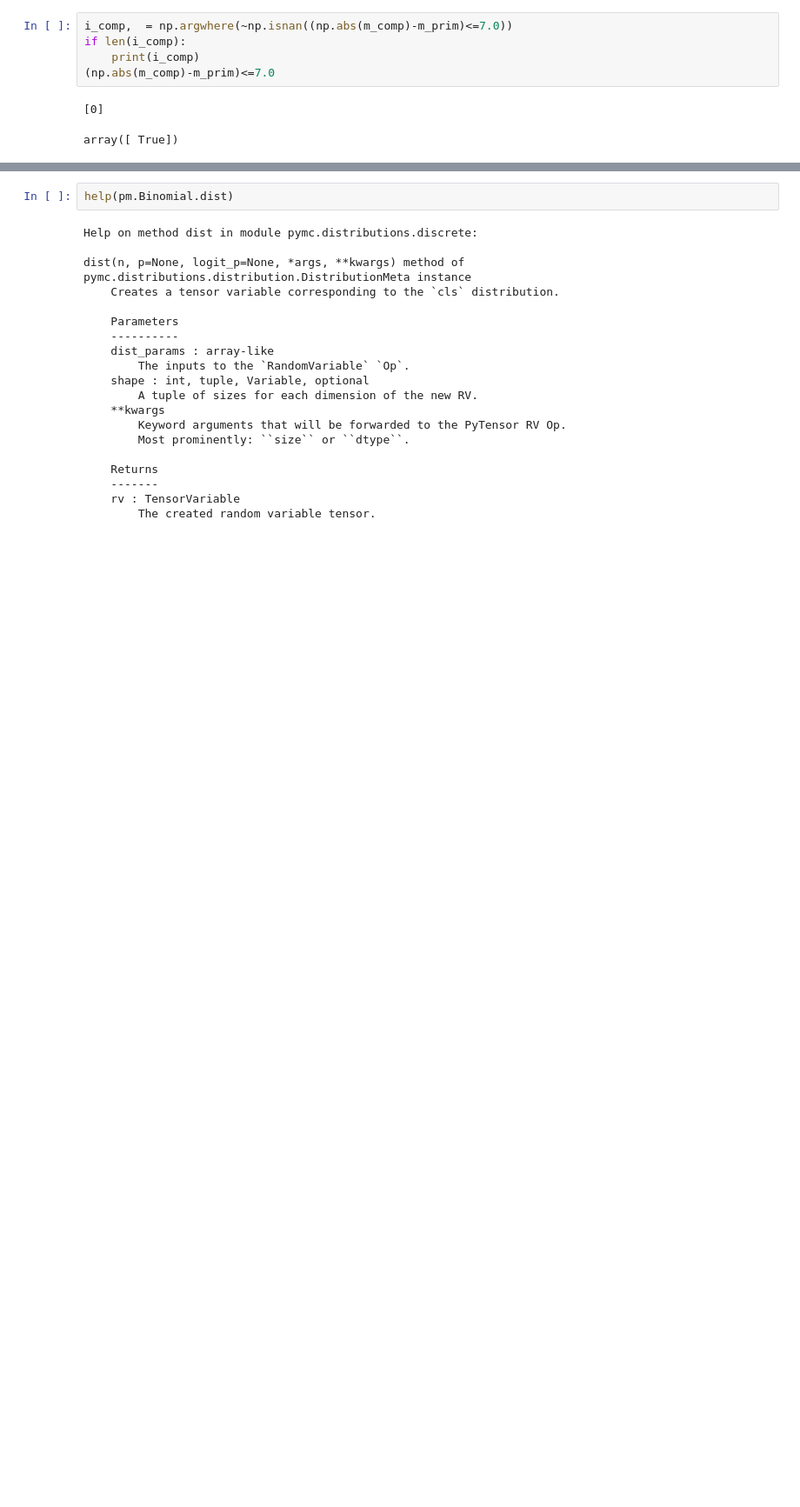
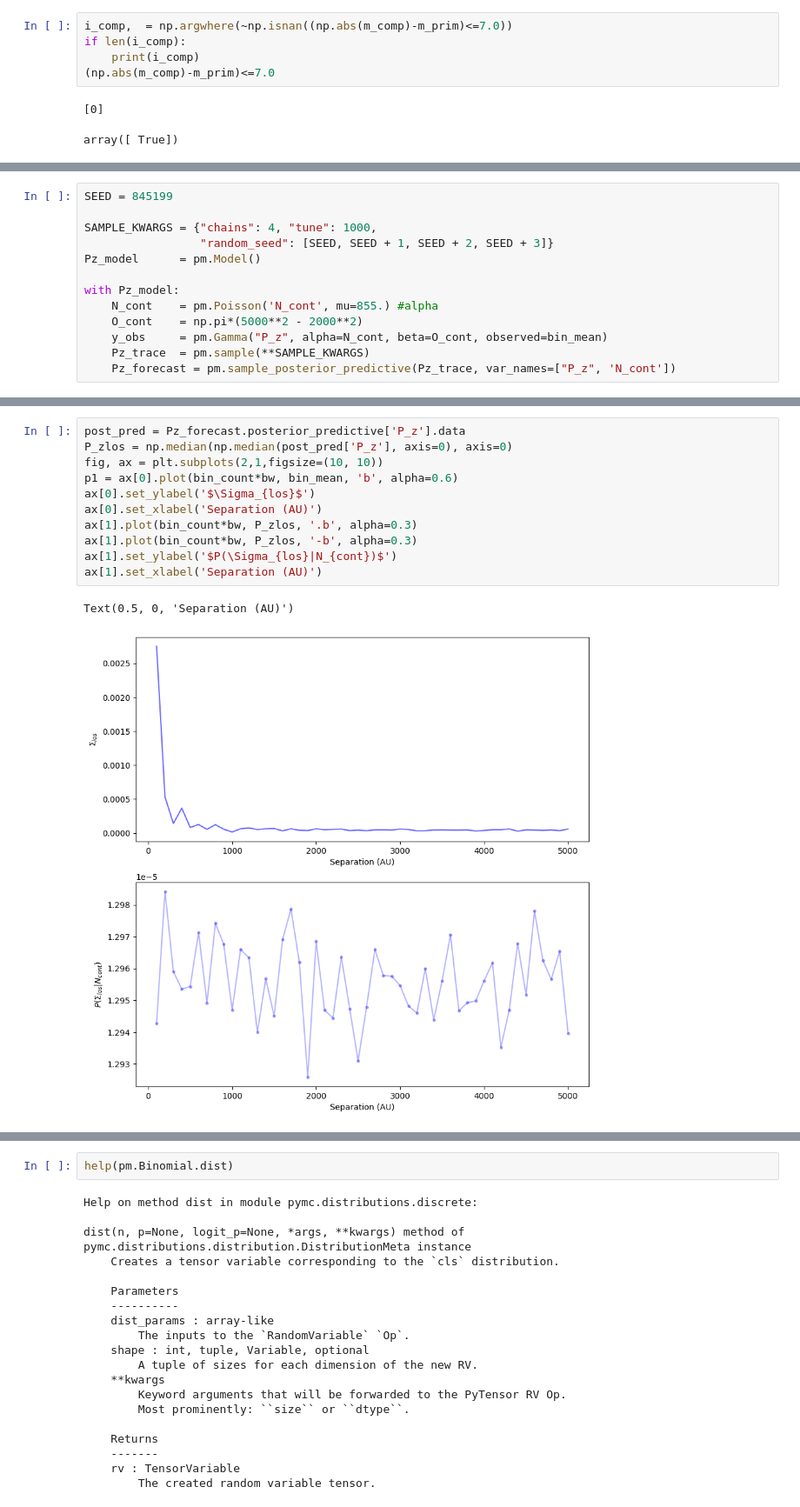
Before and after one commit to PrabhaniR/Artificial_Star_Test, a Jupyter notebook: CF.ipynb, the cells around one changed output, grey strips where cells are left out. Shown at 87% size. Cells and saved outputs as stored; diff of their text form; blank space fills up the shorter version.

```diff
--- a/CF.ipynb
+++ b/CF.ipynb
@@ -568,0 +799,13 @@ import pymc as pm
+# %%
+SEED = 845199
+
+SAMPLE_KWARGS = {"chains": 4, "tune": 1000,
+                 "random_seed": [SEED, SEED + 1, SEED + 2, SEED + 3]}
+Pz_model      = pm.Model()
+
+with Pz_model:
+    N_cont    = pm.Poisson('N_cont', mu=855.) #alpha
+    O_cont    = np.pi*(5000**2 - 2000**2)
+    y_obs     = pm.Gamma("P_z", alpha=N_cont, beta=O_cont, observed=bin_mean)
+    Pz_trace  = pm.sample(**SAMPLE_KWARGS)
+    Pz_forecast = pm.sample_posterior_predictive(Pz_trace, var_names=["P_z", 'N_cont'])
@@ -568,0 +821,14 @@ import pymc as pm
+# %%
+post_pred = Pz_forecast.posterior_predictive['P_z'].data
+P_zlos = np.median(np.median(post_pred['P_z'], axis=0), axis=0)
+fig, ax = plt.subplots(2,1,figsize=(10, 10))
+p1 = ax[0].plot(bin_count*bw, bin_mean, 'b', alpha=0.6)
+ax[0].set_ylabel('$\Sigma_{los}$')
+ax[0].set_xlabel('Separation (AU)')
+ax[1].plot(bin_count*bw, P_zlos, '.b', alpha=0.3)
+ax[1].plot(bin_count*bw, P_zlos, '-b', alpha=0.3)
+ax[1].set_ylabel('$P(\Sigma_{los}|N_{cont})$')
+ax[1].set_xlabel('Separation (AU)')
+# %% [output]
+Text(0.5, 0, 'Separation (AU)')
+[figure, added]
```
Also changed, not shown: parts of 85 cells of this notebook.
